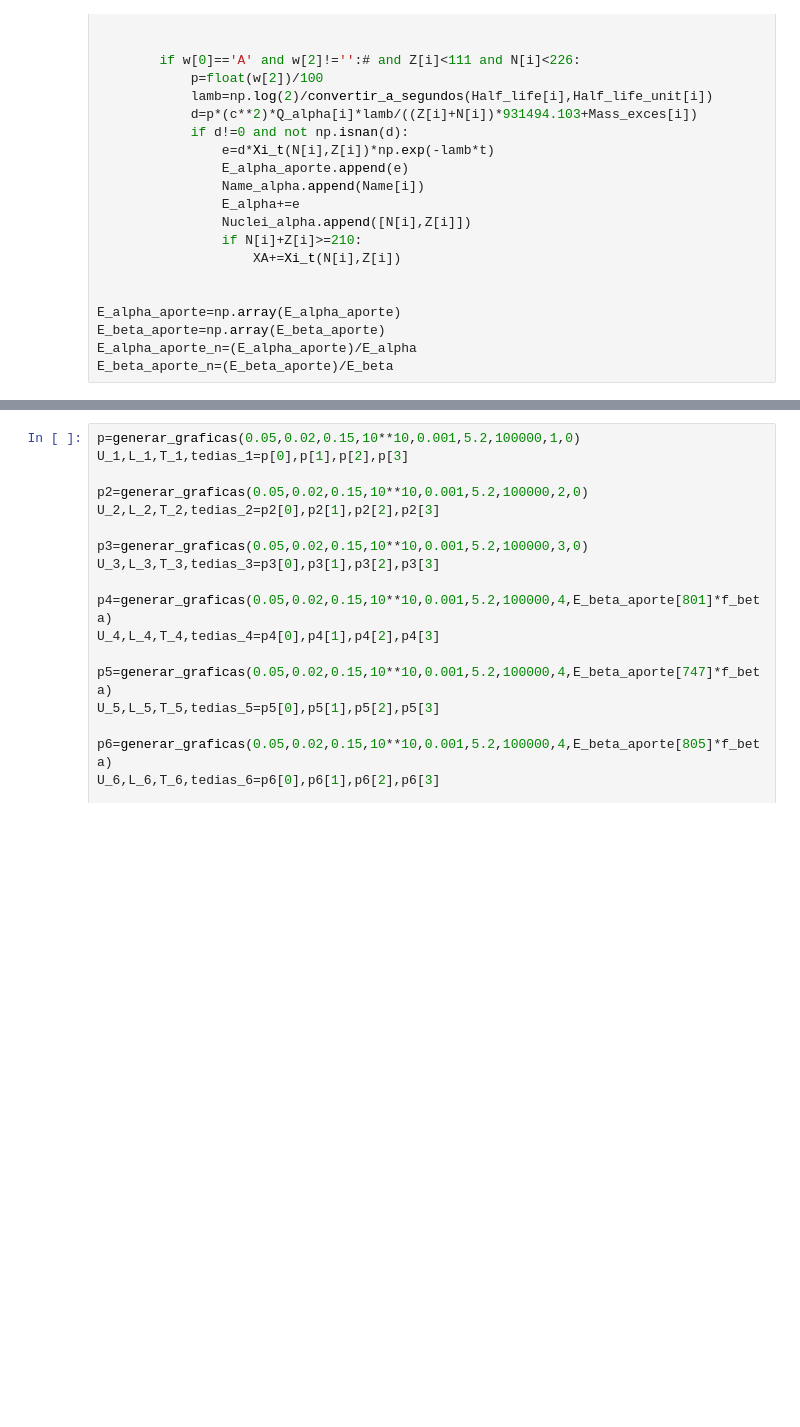
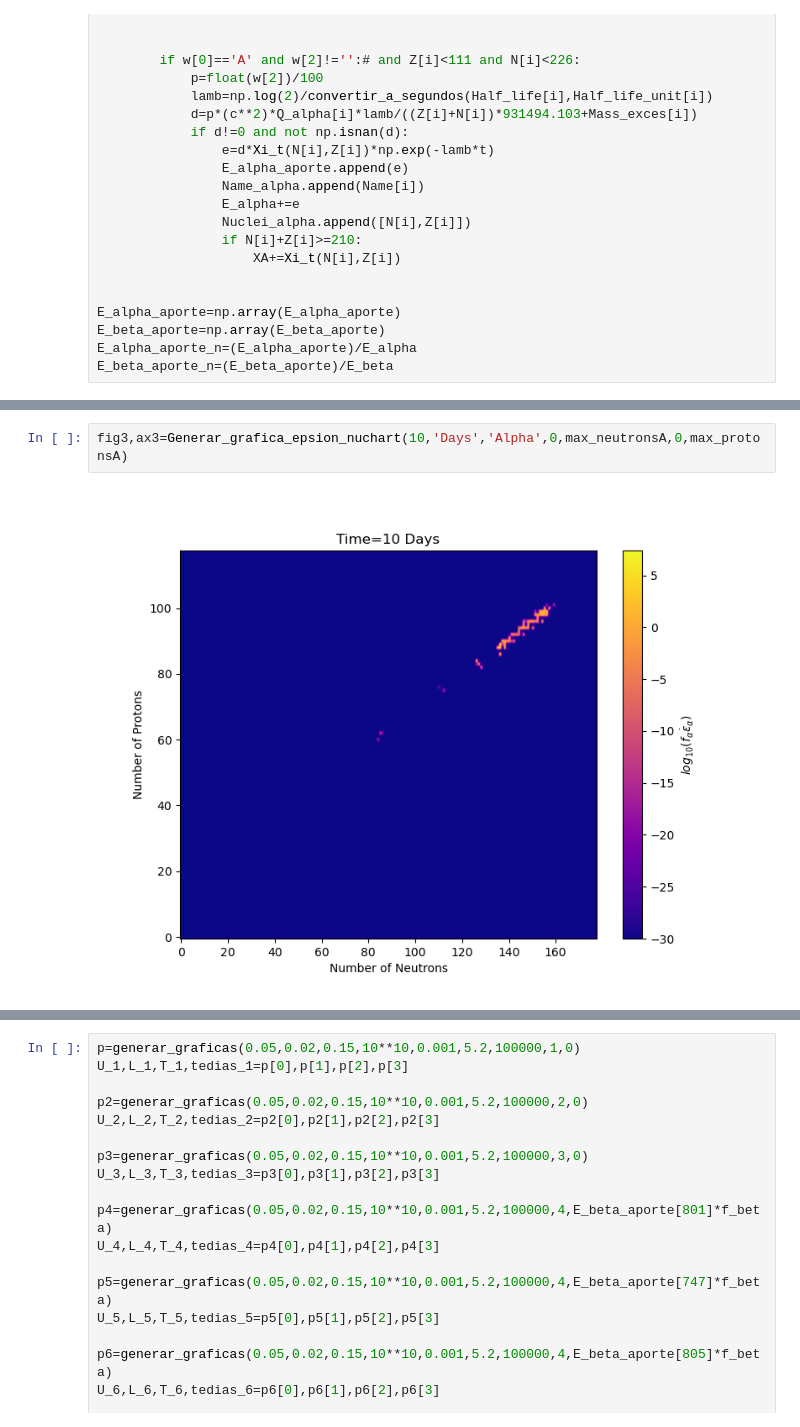
Before and after one commit to DiegoHp45/Kilonova, a Jupyter notebook: article_1.ipynb, the cells around one changed output, grey strips where cells are left out. Saved outputs shown, nothing was run; the diff lists cells and outputs as text; blank space fills up the shorter version.

```diff
--- a/article_1.ipynb
+++ b/article_1.ipynb
@@ -247,0 +249,4 @@ fig2,ax2=Generar_grafica_epsion_nuchart(1,'Days','beta',0,max_neutronsB,0,max_pr
+# %%
+fig3,ax3=Generar_grafica_epsion_nuchart(10,'Days','Alpha',0,max_neutronsA,0,max_protonsA)
+# %% [output]
+[figure, added]
```
Also changed, not shown: parts of 31 cells of this notebook.
